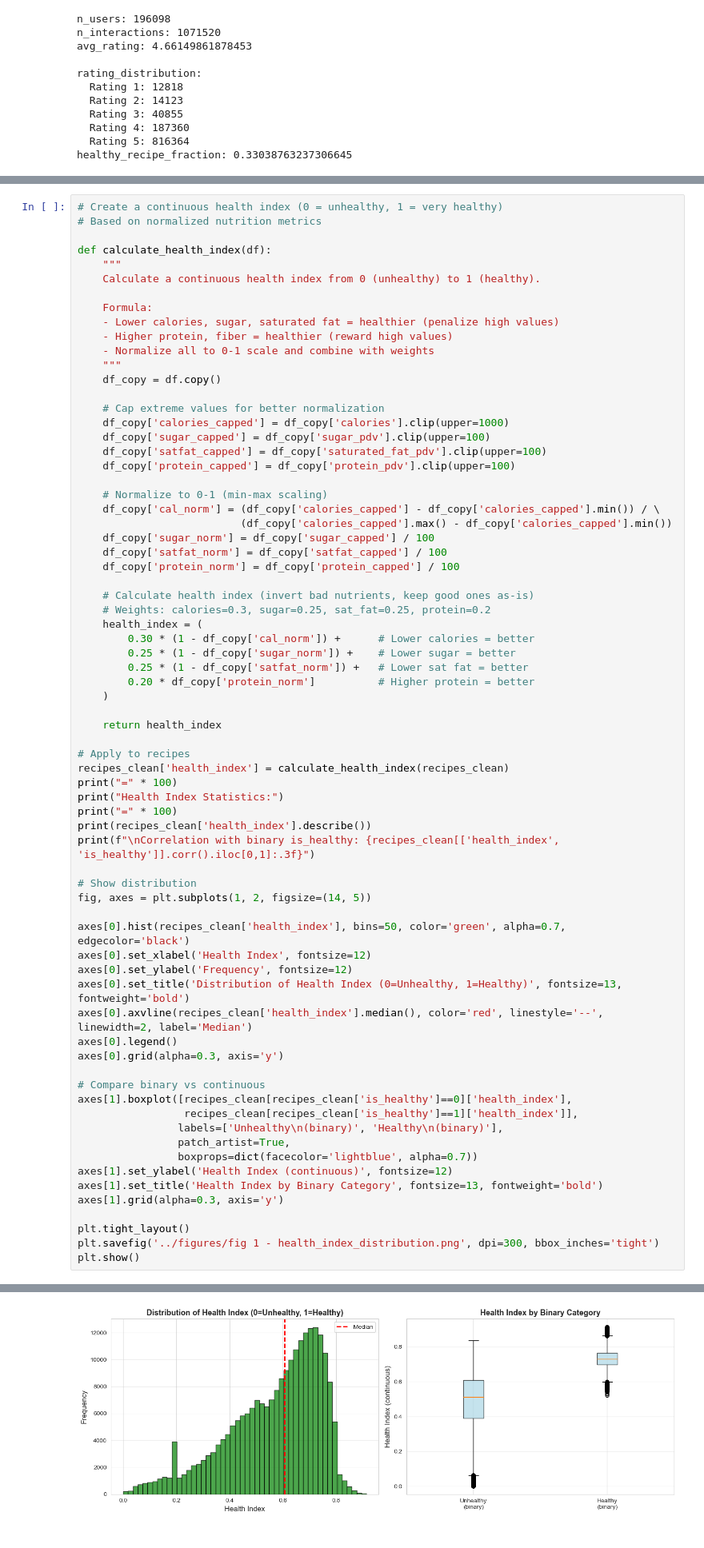
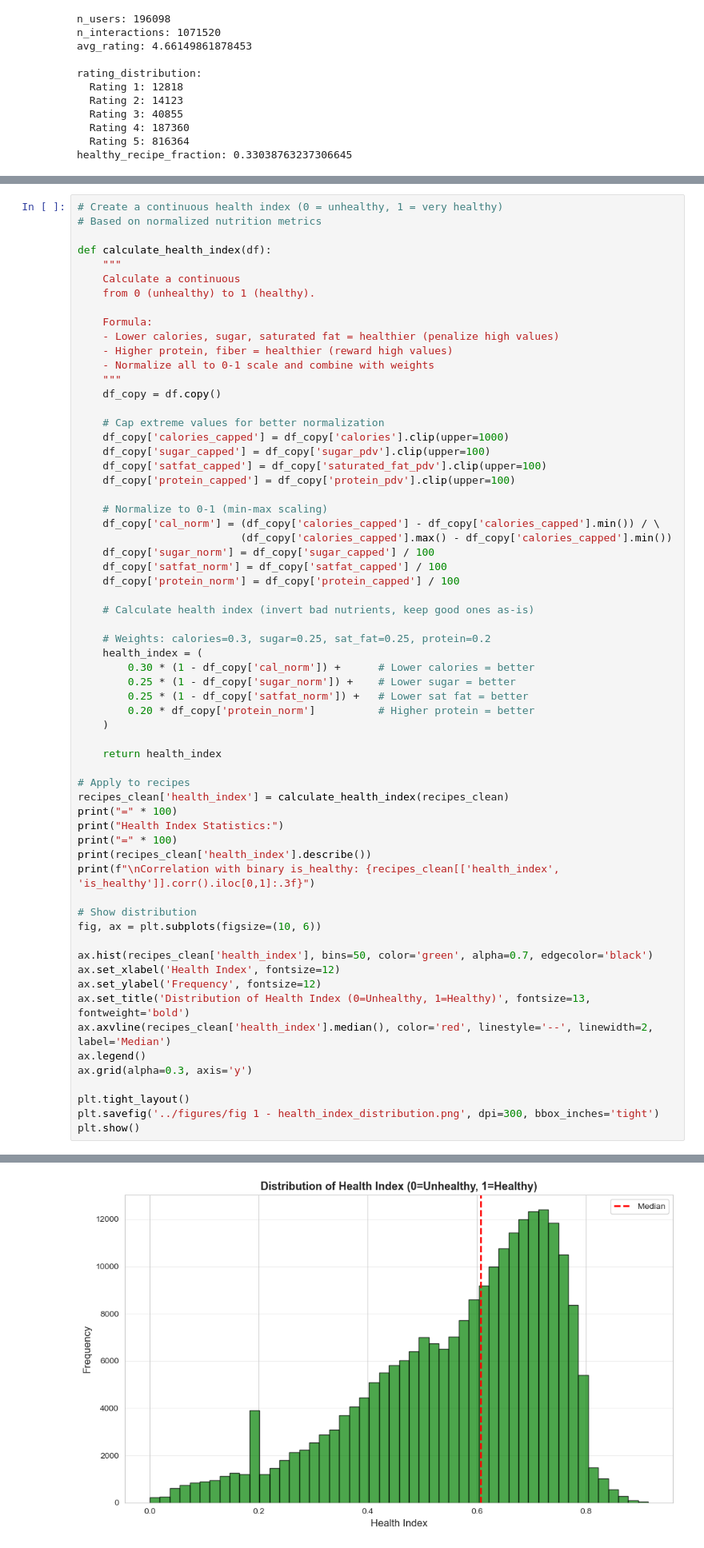
Before and after one commit to rluminto/CSE-158-Assignment-2, a Jupyter notebook: notebooks/combined.ipynb, the cells around one changed output, grey strips where cells are left out. Shown at 80% size. Drawn from its saved outputs; the diff is of its cells as text.

```diff
--- a/notebooks/combined.ipynb
+++ b/notebooks/combined.ipynb
@@ -405,7 +406,8 @@ This creates an interpretable continuous score we can use in analysis and recomm
 
 def calculate_health_index(df):
     """
-    Calculate a continuous health index from 0 (unhealthy) to 1 (healthy).
+    Calculate a continuous
+    from 0 (unhealthy) to 1 (healthy).
 
     Formula:
     - Lower calories, sugar, saturated fat = healthier (penalize high values)
@@ -428,6 +430,7 @@ def calculate_health_index(df):
     df_copy['protein_norm'] = df_copy['protein_capped'] / 100
 
     # Calculate health index (invert bad nutrients, keep good ones as-is)
+
     # Weights: calories=0.3, sugar=0.25, sat_fat=0.25, protein=0.2
     health_index = (
         0.30 * (1 - df_copy['cal_norm']) +      # Lower calories = better
@@ -440,50 +443,40 @@ def calculate_health_index(df):
 
 # Apply to recipes
 recipes_clean['health_index'] = calculate_health_index(recipes_clean)
 print("=" * 100)
 print("Health Index Statistics:")
 print("=" * 100)
 print(recipes_clean['health_index'].describe())
 print(f"\nCorrelation with binary is_healthy: {recipes_clean[['health_index', 'is_healthy']].corr().iloc[0,1]:.3f}")
 
 # Show distribution
-fig, axes = plt.subplots(1, 2, figsize=(14, 5))
+fig, ax = plt.subplots(figsize=(10, 6))
 
-axes[0].hist(recipes_clean['health_index'], bins=50, color='green', alpha=0.7, edgecolor='black')
-axes[0].set_xlabel('Health Index', fontsize=12)
-axes[0].set_ylabel('Frequency', fontsize=12)
-axes[0].set_title('Distribution of Health Index (0=Unhealthy, 1=Healthy)', fontsize=13, fontweight='bold')
-axes[0].axvline(recipes_clean['health_index'].median(), color='red', linestyle='--', linewidth=2, label='Median')
-axes[0].legend()
-axes[0].grid(alpha=0.3, axis='y')
-
-# Compare binary vs continuous
-axes[1].boxplot([recipes_clean[recipes_clean['is_healthy']==0]['health_index'],
-                 recipes_clean[recipes_clean['is_healthy']==1]['health_index']],
-                labels=['Unhealthy\n(binary)', 'Healthy\n(binary)'],
-                patch_artist=True,
-                boxprops=dict(facecolor='lightblue', alpha=0.7))
-axes[1].set_ylabel('Health Index (continuous)', fontsize=12)
-axes[1].set_title('Health Index by Binary Category', fontsize=13, fontweight='bold')
-axes[1].grid(alpha=0.3, axis='y')
+ax.hist(recipes_clean['health_index'], bins=50, color='green', alpha=0.7, edgecolor='black')
+ax.set_xlabel('Health Index', fontsize=12)
+ax.set_ylabel('Frequency', fontsize=12)
+ax.set_title('Distribution of Health Index (0=Unhealthy, 1=Healthy)', fontsize=13, fontweight='bold')
+ax.axvline(recipes_clean['health_index'].median(), color='red', linestyle='--', linewidth=2, label='Median')
+ax.legend()
+ax.grid(alpha=0.3, axis='y')
 
 plt.tight_layout()
 plt.savefig('../figures/fig 1 - health_index_distribution.png', dpi=300, bbox_inches='tight')
 plt.show()
 # %% [output]
 ====================================================================================================
 Health Index Statistics:
 ====================================================================================================
 count    231637.00000
 mean          0.56565
 std           0.17520
 min           0.00000
 25%           0.45692
 50%           0.60711
 75%           0.70434
 max           0.91403
 Name: health_index, dtype: float64
 
 Correlation with binary is_healthy: 0.657
-[figure, old version]
+[figure, new version]
 # %% [markdown]
```
Also changed, not shown: parts of 48 cells of this notebook, 1 other file.
